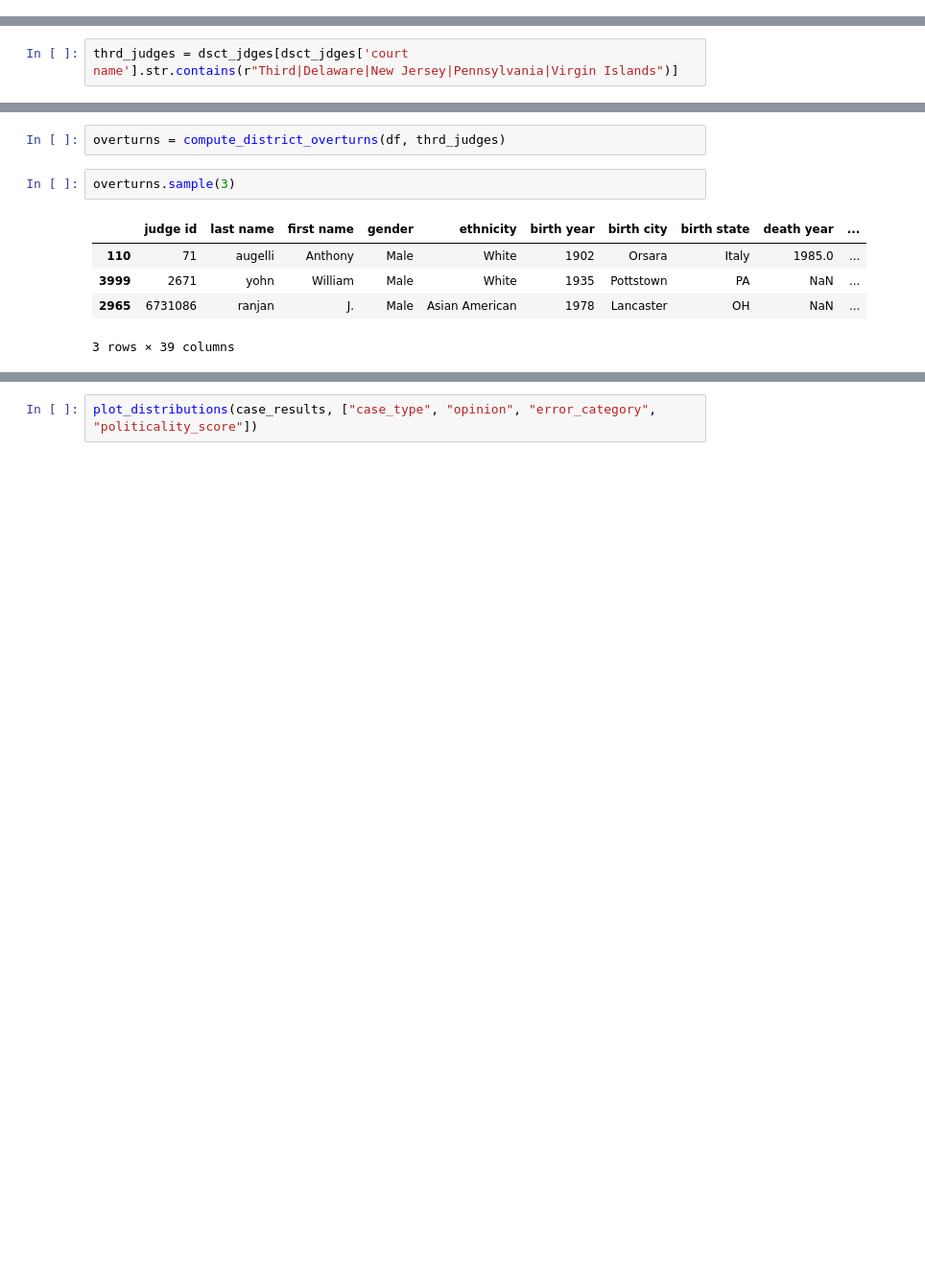
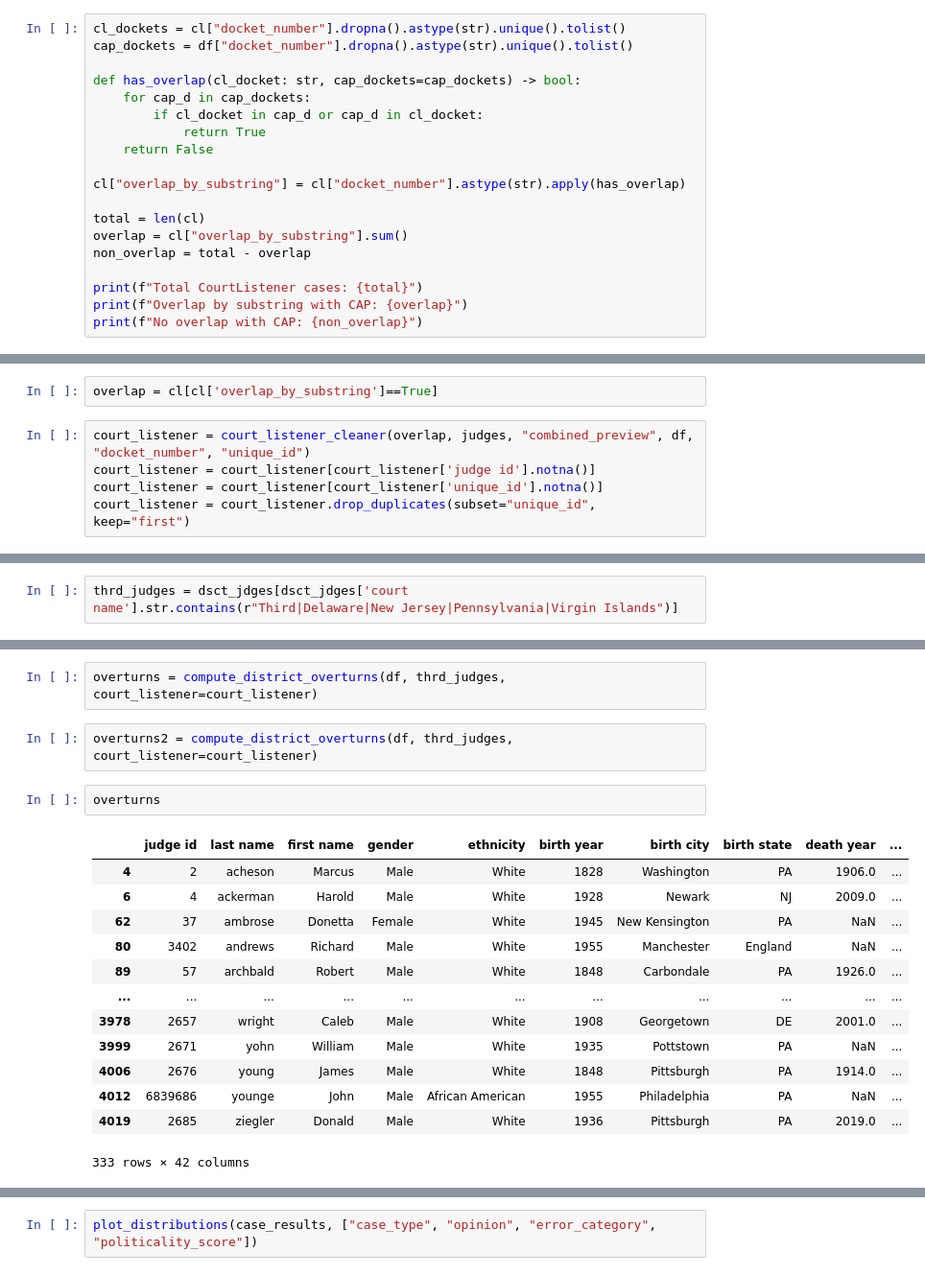
Before and after one commit to ilyadavidson/judge_project, a Jupyter notebook: scraps.ipynb, the cells around one changed output, grey strips where cells are left out. Shown at 96% size. Cells and saved outputs as stored; diff of their text form; blank space fills up the shorter version.

Commit message:
checking for duplicates in court listener

```diff
--- a/scraps.ipynb
+++ b/scraps.ipynb
@@ -21,0 +34,19 @@ Found 28 parquet files for pattern: data/parquet_files/CAP_data_*.parquet
+# %%
+cl_dockets = cl["docket_number"].dropna().astype(str).unique().tolist()
+cap_dockets = df["docket_number"].dropna().astype(str).unique().tolist()
+
+def has_overlap(cl_docket: str, cap_dockets=cap_dockets) -> bool:
+    for cap_d in cap_dockets:
+        if cl_docket in cap_d or cap_d in cl_docket:
+            return True
+    return False
+
+cl["overlap_by_substring"] = cl["docket_number"].astype(str).apply(has_overlap)
+
+total = len(cl)
+overlap = cl["overlap_by_substring"].sum()
+non_overlap = total - overlap
+
+print(f"Total CourtListener cases: {total}")
+print(f"Overlap by substring with CAP: {overlap}")
+print(f"No overlap with CAP: {non_overlap}")
@@ -21,0 +57,7 @@ Found 28 parquet files for pattern: data/parquet_files/CAP_data_*.parquet
+# %%
+overlap = cl[cl['overlap_by_substring']==True]
+# %%
+court_listener = court_listener_cleaner(overlap, judges, "combined_preview", df, "docket_number", "unique_id")
+court_listener = court_listener[court_listener['judge id'].notna()]
+court_listener = court_listener[court_listener['unique_id'].notna()]
+court_listener = court_listener.drop_duplicates(subset="unique_id", keep="first")
@@ -182,11 +334,21 @@ def compute_district_overturns(
     return pj
 # %%
-overturns = compute_district_overturns(df, thrd_judges)
+overturns = compute_district_overturns(df, thrd_judges, court_listener=court_listener)
+# %%
+overturns2 = compute_district_overturns(df, thrd_judges, court_listener=court_listener)
 # %%
-overturns.sample(3)
+overturns
 # %% [output]
 |  | judge id | last name | first name | gender | ethnicity | birth year | birth city | birth state | death year | ... |
-| 110 | 71 | augelli | Anthony | Male | White | 1902 | Orsara | Italy | 1985.0 | ... |
+| 4 | 2 | acheson | Marcus | Male | White | 1828 | Washington | PA | 1906.0 | ... |
+| 6 | 4 | ackerman | Harold | Male | White | 1928 | Newark | NJ | 2009.0 | ... |
+| 62 | 37 | ambrose | Donetta | Female | White | 1945 | New Kensington | PA | NaN | ... |
+| 80 | 3402 | andrews | Richard | Male | White | 1955 | Manchester | England | NaN | ... |
+| 89 | 57 | archbald | Robert | Male | White | 1848 | Carbondale | PA | 1926.0 | ... |
+| ... | ... | ... | ... | ... | ... | ... | ... | ... | ... | ... |
+| 3978 | 2657 | wright | Caleb | Male | White | 1908 | Georgetown | DE | 2001.0 | ... |
 | 3999 | 2671 | yohn | William | Male | White | 1935 | Pottstown | PA | NaN | ... |
-| 2965 | 6731086 | ranjan | J. | Male | Asian American | 1978 | Lancaster | OH | NaN | ... |
+| 4006 | 2676 | young | James | Male | White | 1848 | Pittsburgh | PA | 1914.0 | ... |
+| 4012 | 6839686 | younge | John | Male | African American | 1955 | Philadelphia | PA | NaN | ... |
+| 4019 | 2685 | ziegler | Donald | Male | White | 1936 | Pittsburgh | PA | 2019.0 | ... |
-3 rows × 39 columns
+333 rows × 42 columns
```
Also changed, not shown: parts of 31 cells of this notebook, 1 other file.
